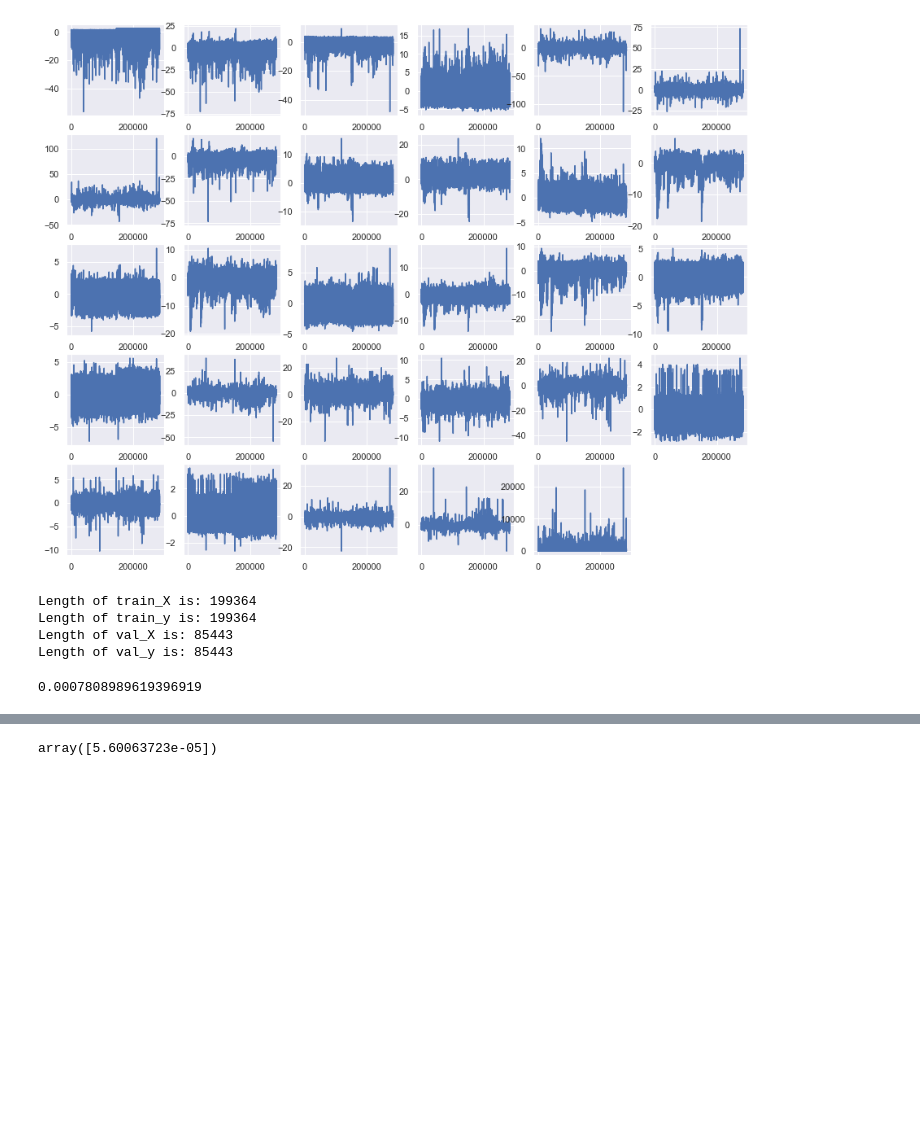
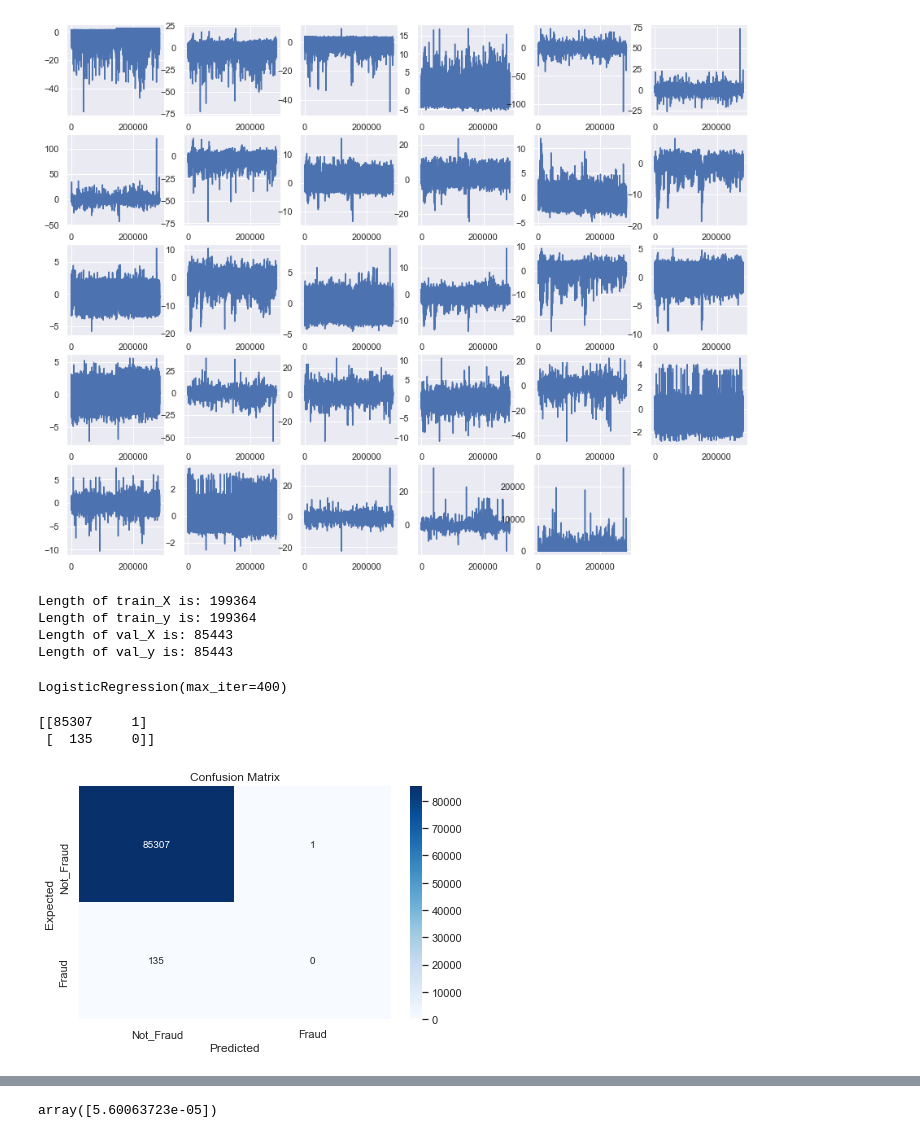
Before and after one commit to Sedozan/Analytics, a Jupyter notebook: Credit Card Fraud Detection.ipynb, the cells around one changed output, grey strips where cells are left out. Cells and saved outputs as stored; diff of their text form; code cells hidden in the pictures; blank space fills up the shorter version.

```diff
--- a/Credit Card Fraud Detection.ipynb
+++ b/Credit Card Fraud Detection.ipynb
@@ -175,25 +196,35 @@ Length of val_X is: 85443
 Length of val_y is: 85443
 # %%
 ### Logistic Regression ###
-# Logistic_model = LogisticRegression(solver='lbfgs', max_iter=400)
-# or
-# from sklearn import preprocessing
-# X_scaled = preprocessing.scale(train_X)
-# Logistic_model.fit(X_scaled, train_y.values.ravel())
 
-Logistic_model = LogisticRegression()
+Logistic_model = LogisticRegression(solver='lbfgs', max_iter=400)
 Logistic_model.fit(train_X, train_y.values.ravel())
+# %% [output]
+LogisticRegression(max_iter=400)
 # %%
 #Prediction
 Log_val_predictions = Logistic_model.predict(val_X)
 # %%
+### confusion Matrix ### It is a performance measurement for machine learning classification.
+#Results will be used to determine metrics such as Recall, Precision, and Accuracy. Note: Since the data is unbalanced, accuracy will most likely not be a relevant performance metric.
+
 #Visualize the prediction results
-class_names = ['not_fraud', 'fraud']
-matrix = confusion_matrix(y_test, pred)
+class_names = ['Not_Fraud', 'Fraud']
+matrix = confusion_matrix(val_y, Log_val_predictions)
+print(metrics.confusion_matrix(val_y, Log_val_predictions))
+
 # Create pandas dataframe
 dataframe = pd.DataFrame(matrix, index=class_names, columns=class_names)
+
 # Create heatmap
-sns.heatmap(dataframe, annot=True, cbar=None, cmap="Blues", fmt = 'g')
+sns.heatmap(dataframe, annot=True, cbar="Blues", cmap="Blues", fmt = 'g')
+
 plt.title("Confusion Matrix"), plt.tight_layout()
-plt.ylabel("True Class"), plt.xlabel("Predicted Class")
+plt.ylabel("Expected"), plt.xlabel("Predicted")
 plt.show()
+
+#TN=85292 TP= 78 FP= 16 FN= 57
+# %% [output]
+[[85307     1]
+ [  135     0]]
+[figure, added]
@@ -207,21 +230,0 @@ print("F1 Score for Logistic Regression Model 1 : {f1_score}".format(f1_score =
-# %%
-### Decision Tree: Classification and Regression Trees ###
-# Define model
-DecisionTree_model = DecisionTreeRegressor(max_leaf_nodes=100, random_state=1)
-
-# Fit model
-DecisionTree_model.fit(train_X, train_y)
-
-# get predicted prices on validation data
-dt_val_predictions = DecisionTree_model.predict(val_X)
-
-#Model quality: Prediction error for each card
-print(mean_absolute_error(val_y, dt_val_predictions))
-
-#10   leafs MAE 0.0009754482456986811
-#90   leafs MAE 0.0007842239861614798
-#100  leafs MAE 0.000759420228766441
-#110  leafs MAE 0.0007808989619396919
-#1000 leafs MAE 0.0008192596233746474
-# %% [output]
-0.0007808989619396919
```
Also changed, not shown: parts of 19 cells of this notebook.
